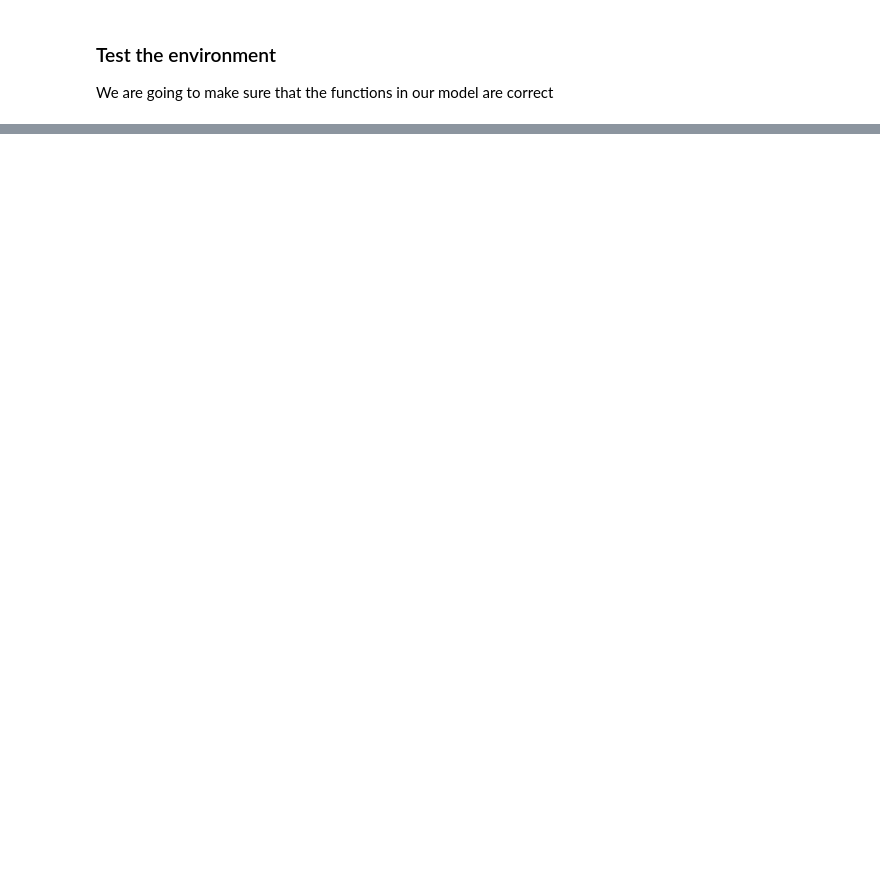
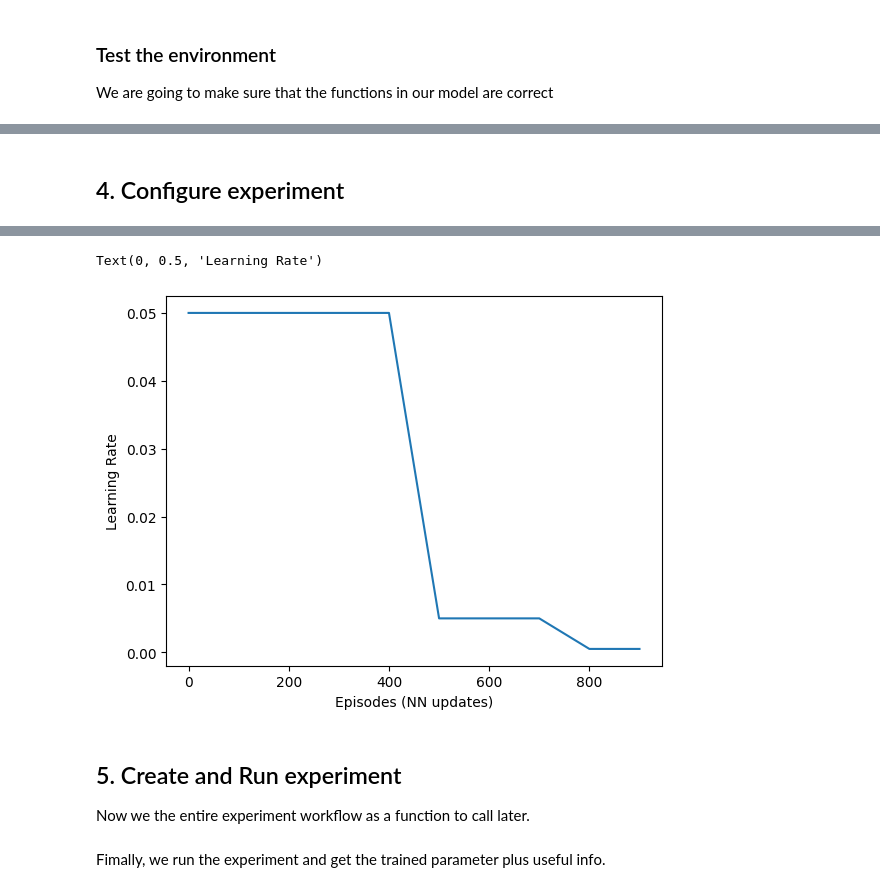
Before and after one commit to MatiasCovarrubias/jaxecon, a Jupyter notebook: DEQN/jaxDEQN.ipynb, the cells around one changed output, grey strips where cells are left out. Saved outputs shown, nothing was run; the diff lists cells and outputs as text; code cells hidden in the pictures; blank space fills up the shorter version.

```diff
--- a/DEQN/jaxDEQN.ipynb
+++ b/DEQN/jaxDEQN.ipynb
@@ -906,20 +171,0 @@ TypeError: ignored
-# %%
-# Impulse responses of dynare policy vs learned policy
-env = Model()
-obs_ss = jnp.zeros_like(env.states_ss)
-
-shokcs_dir = {
-    f"e_ir_{i}": jnp.concatenate([jnp.array([env.states_sd[2*env.n_sectors+i]]),jnp.zeros((env.n_sectors-1,))])
-    for i in range(env.n_sectors)}
-state_init = jnp.zeros(shape = 3*env.n_sectors)
-
-shocks = jnp.zeros((40, env.n_sectors))
-state_final, train_pairs = lax.scan(env.step, state_init, shocks)
-obs, policy = train_pairs
-alt_policy = MLP_softplus.apply(params,obs)
-plt.plot(list(range(40)) ,policy[:,0], label ="dynare policy")
-plt.plot(list(range(40)) ,alt_policy[:,0], label ="neural net policy")
-plt.plot(list(range(40)), [jnp.exp(env.ss_policy[0]) for i in range(config["length_IR"])])
-plt.legend()
-plt.savefig(config['working_dir']+config['run_name']+'/IR.jpg')
-plt.close()
@@ -1318,0 +352,47 @@ def get_epoque_learner_fn(
+# %% [markdown]
+## 4. Configure experiment
+# %%
+'''Config dictionary'''
+
+# CREATE LEARNING RATE SCHEDULE (https://github.com/google-deepmind/optax/blob/master/optax/_src/schedule.py)
+lr_schedule = optax.join_schedules(
+      schedules= [optax.constant_schedule(0.05),
+                  optax.constant_schedule(0.005),
+                  optax.constant_schedule(0.0005)],
+      boundaries=[500,750] # the number of episodes at which to switch
+
+      )
+
+# CREATE CONFIG DICT
+config = {
+    "periods_per_epis": 128,      # periods per episode
+    "epis_per_step": 4,           # epoch per steps
+    "steps_per_epoch": 100,       # steps per epoch
+    "n_epochs": 10,               # number of epochs
+    "mc_draws": 32,               # only applies if shock is continuous
+    "simul_vol_scale": 1.5,       # scale of volatility while simul
+    "layers": [2,2],              # layers of the NN
+    "learning_rate": lr_schedule, # learning rate schedule
+    "seed": 48,                   # random seed, set to whatever int.
+    "run_name": "rbc_Dec30_ly2x2mc32ppe128eps4",
+    "date": "December_30",
+    "working_dir": "/content/drive/MyDrive/Jaxecon/Rbc/Training/" # replace with your folder
+}
+
+# PRINT AND PLOT KEY CONFIGS
+print("Number of parameters:")
+print(NeuralNet(config["layers"] + [Model().n_actions]).tabulate(
+    random.PRNGKey(0),
+    Model().initial_obs(random.PRNGKey(0))
+    ))
+
+print("Number of steps (NN updates): \n", config["steps_per_epoch"]*config["n_epochs"], "episodes \n")
+
+print("Learning rate schedule:")
+plt.plot(
+    [i*config["steps_per_epoch"] for i in range(config["n_epochs"])],
+    [config["learning_rate"](i*config["steps_per_epoch"]) for i in range(config["n_epochs"])]
+    )
+plt.xlabel('Episodes (NN updates)')
+plt.ylabel('Learning Rate')
+# %% [output]
@@ -1318,0 +416,5 @@ def get_epoque_learner_fn(
+Text(0, 0.5, 'Learning Rate')
+[figure, added]
+# %% [markdown]
+## 5. Create and Run experiment
+Now we the entire experiment workflow as a function to call later.
@@ -1318,0 +536,2 @@ def get_epoque_learner_fn(
+# %% [markdown]
+Fimally, we run the experiment and get the trained parameter plus useful info.
```
Also changed, not shown: parts of 54 cells of this notebook.
